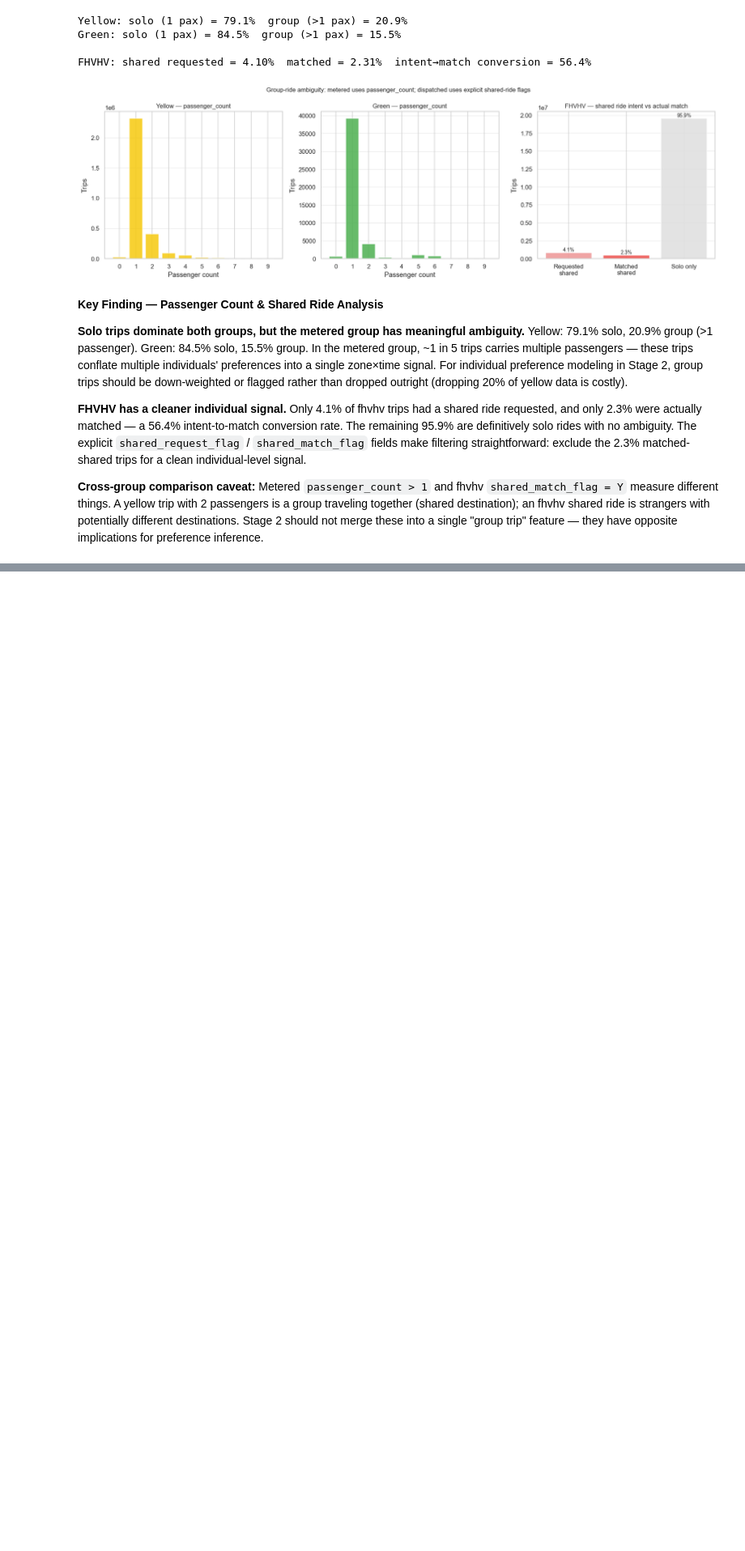
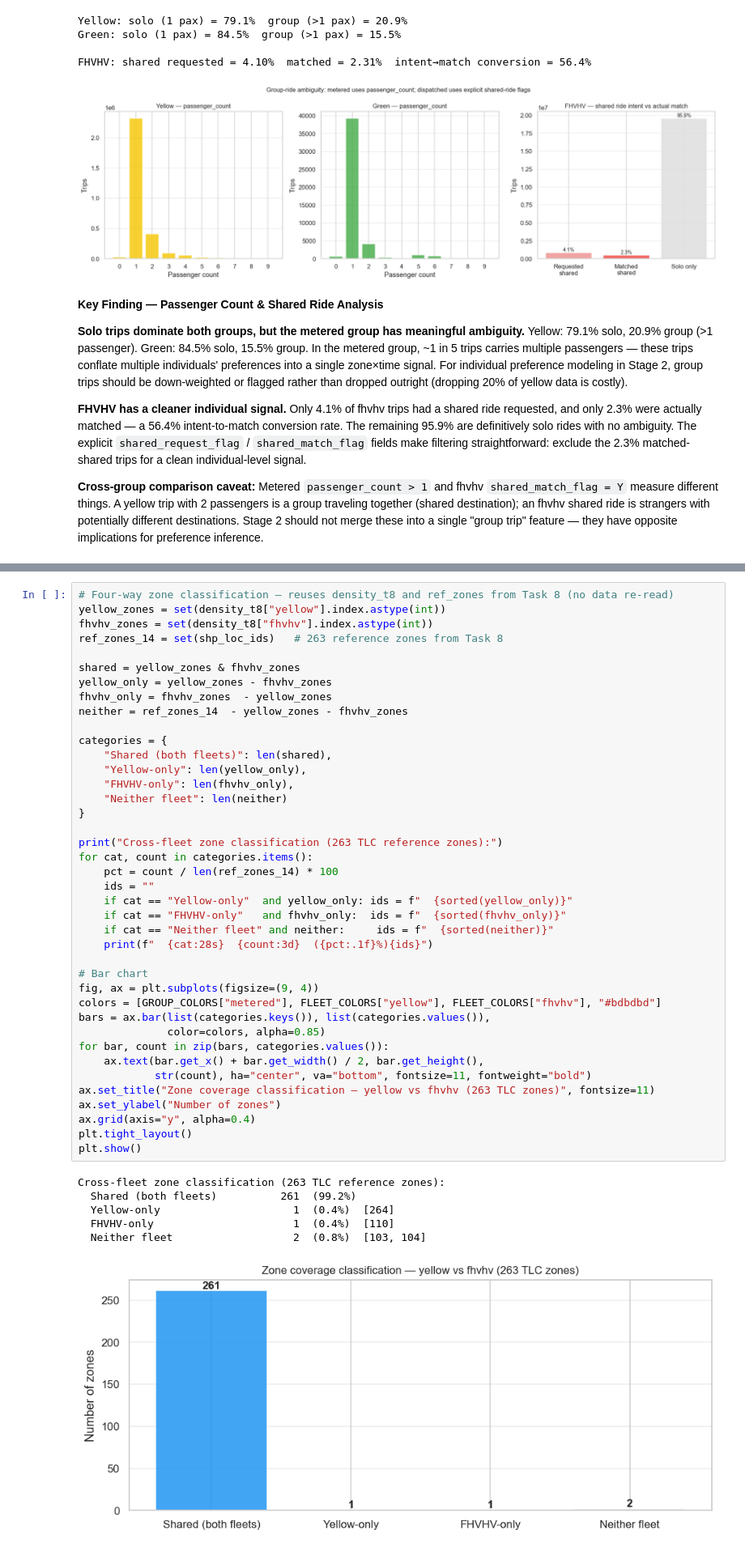
Before and after one commit to tungtt/cab-cravings, a Jupyter notebook: notebooks/01_tlc_eda.ipynb, the cells around one changed output, grey strips where cells are left out. Shown at 81% size. Saved outputs shown, nothing was run; the diff lists cells and outputs as text; blank space fills up the shorter version.

Commit message:
[upd] complete the exploratory analysis for trip data

```diff
--- a/notebooks/01_tlc_eda.ipynb
+++ b/notebooks/01_tlc_eda.ipynb
@@ -1288,0 +1394,47 @@ FHVHV: shared requested = 4.10%  matched = 2.31%  intent→match conversion = 56
+# %%
+# Four-way zone classification — reuses density_t8 and ref_zones from Task 8 (no data re-read)
+yellow_zones = set(density_t8["yellow"].index.astype(int))
+fhvhv_zones = set(density_t8["fhvhv"].index.astype(int))
+ref_zones_14 = set(shp_loc_ids)   # 263 reference zones from Task 8
+
+shared = yellow_zones & fhvhv_zones
+yellow_only = yellow_zones - fhvhv_zones
+fhvhv_only = fhvhv_zones  - yellow_zones
+neither = ref_zones_14  - yellow_zones - fhvhv_zones
+
+categories = {
+    "Shared (both fleets)": len(shared),
+    "Yellow-only": len(yellow_only),
+    "FHVHV-only": len(fhvhv_only),
+    "Neither fleet": len(neither)
+}
+
+print("Cross-fleet zone classification (263 TLC reference zones):")
+for cat, count in categories.items():
+    pct = count / len(ref_zones_14) * 100
+    ids = ""
+    if cat == "Yellow-only"  and yellow_only: ids = f"  {sorted(yellow_only)}"
+    if cat == "FHVHV-only"   and fhvhv_only:  ids = f"  {sorted(fhvhv_only)}"
+    if cat == "Neither fleet" and neither:     ids = f"  {sorted(neither)}"
+    print(f"  {cat:28s}  {count:3d}  ({pct:.1f}%){ids}")
+
+# Bar chart
+fig, ax = plt.subplots(figsize=(9, 4))
+colors = [GROUP_COLORS["metered"], FLEET_COLORS["yellow"], FLEET_COLORS["fhvhv"], "#bdbdbd"]
+bars = ax.bar(list(categories.keys()), list(categories.values()),
+              color=colors, alpha=0.85)
+for bar, count in zip(bars, categories.values()):
+    ax.text(bar.get_x() + bar.get_width() / 2, bar.get_height(),
+            str(count), ha="center", va="bottom", fontsize=11, fontweight="bold")
+ax.set_title("Zone coverage classification — yellow vs fhvhv (263 TLC zones)", fontsize=11)
+ax.set_ylabel("Number of zones")
+ax.grid(axis="y", alpha=0.4)
+plt.tight_layout()
+plt.show()
+# %% [output]
+Cross-fleet zone classification (263 TLC reference zones):
+  Shared (both fleets)          261  (99.2%)
+  Yellow-only                     1  (0.4%)  [264]
+  FHVHV-only                      1  (0.4%)  [110]
+  Neither fleet                   2  (0.8%)  [103, 104]
+[figure, added]
```
Also changed, not shown: parts of 15 cells of this notebook.
